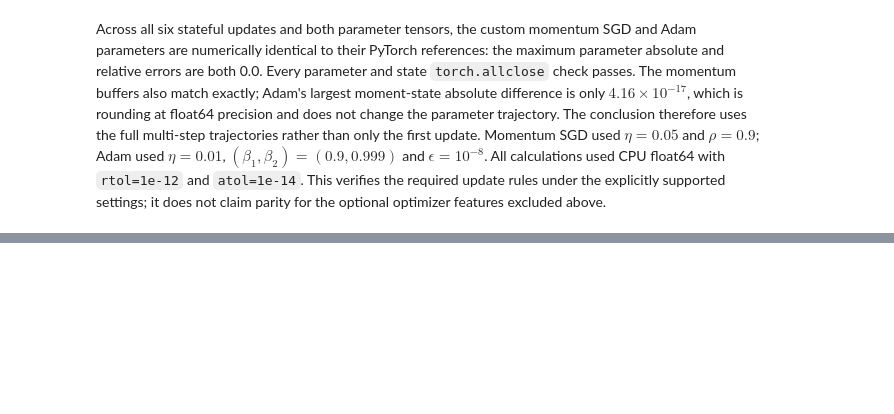
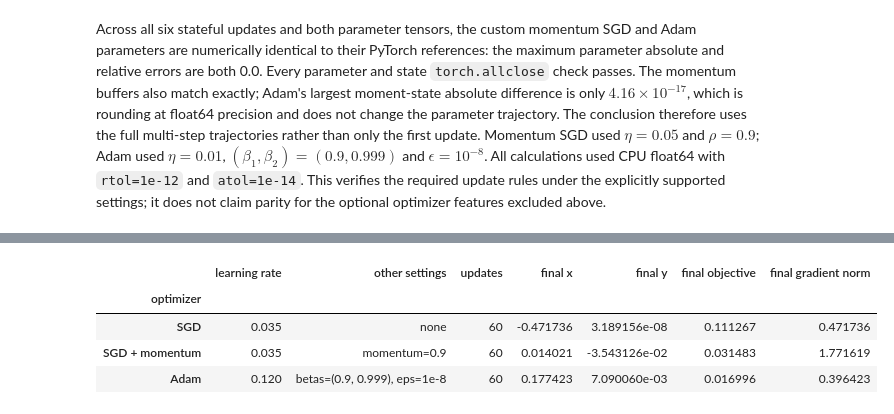
Before and after one commit to LahiruMJ11/CNN-with-CIFAR10, a Jupyter notebook: CNN with CIFAR10.ipynb, the cells around one changed output, grey strips where cells are left out. Cells and saved outputs as stored; diff of their text form; code cells hidden in the pictures; blank space fills up the shorter version.

```diff
--- a/CNN with CIFAR10.ipynb
+++ b/CNN with CIFAR10.ipynb
@@ -1417,0 +1493,26 @@ Across all six stateful updates and both parameter tensors, the custom momentum
+# %%
+task2b_records = []
+for name, settings in task2b_optimizer_settings.items():
+    final_x, final_y = task2b_trajectories[name][-1]
+    final_gradient_norm = np.hypot(final_x, 50.0 * final_y)
+    task2b_records.append(
+        {
+            "optimizer": name,
+            "learning rate": settings["learning rate"],
+            "other settings": settings["other settings"],
+            "updates": TASK2B_STEPS,
+            "final x": final_x,
+            "final y": final_y,
+            "final objective": task2b_objectives[name][-1],
+            "final gradient norm": final_gradient_norm,
+        }
+    )
+
+task2b_results = pd.DataFrame(task2b_records).set_index("optimizer")
+task2b_results
+# %% [output]
+|  | learning rate | other settings | updates | final x | final y | final objective | final gradient norm |
+| optimizer |  |  |  |  |  |  |  |
+| SGD | 0.035 | none | 60 | -0.471736 | 3.189156e-08 | 0.111267 | 0.471736 |
+| SGD + momentum | 0.035 | momentum=0.9 | 60 | 0.014021 | -3.543126e-02 | 0.031483 | 1.771619 |
+| Adam | 0.120 | betas=(0.9, 0.999), eps=1e-8 | 60 | 0.177423 | 7.090060e-03 | 0.016996 | 0.396423 |
```
Also changed, not shown: parts of 7 cells of this notebook.
